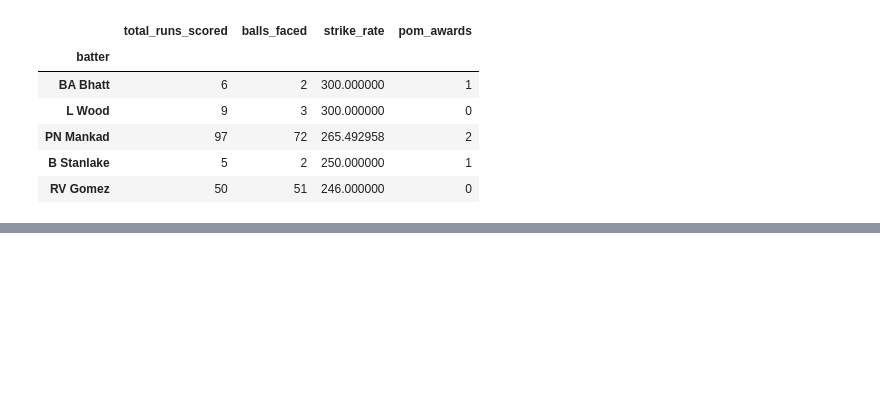
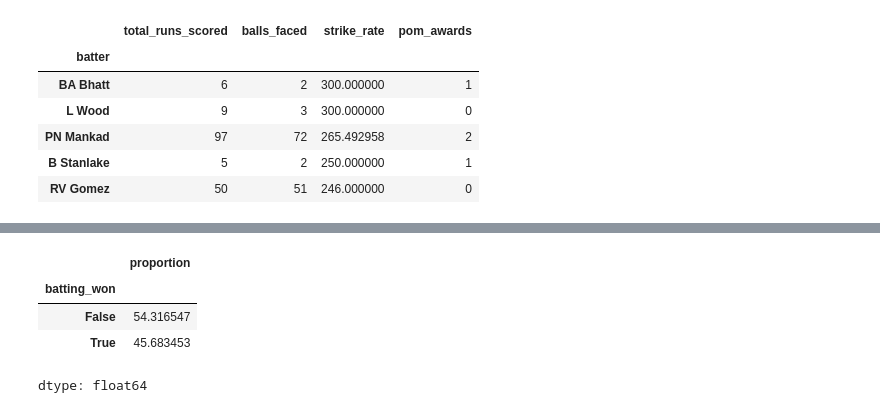
Before and after one commit to zish-s/IPL-EDA-Insights, a Jupyter notebook: IPL_data_analysis_and_insights.ipynb, the cells around one changed output, grey strips where cells are left out. Cells and saved outputs as stored; diff of their text form; code cells hidden in the pictures; blank space fills up the shorter version.

```diff
--- a/IPL_data_analysis_and_insights.ipynb
+++ b/IPL_data_analysis_and_insights.ipynb
@@ -344,0 +379,17 @@ toss_win.head(10).plot(kind='bar')
+# %%
+#do teams win more when batting first or bowling?
+
+matches_f['batting_team'] = matches_f.apply(
+    lambda x: x['toss_winner'] if x['toss_decision'] == 'bat' else (
+        x['team1'] if x['toss_winner'] != x['team1'] else x['team2']
+    ),
+    axis=1
+)
+matches_f['batting_won'] = matches_f['batting_team'] == matches_f['winner']
+matches_f['batting_won'].value_counts(normalize=True) * 100
+# %% [output]
+|  | proportion |
+| batting_won |  |
+| False | 54.316547 |
+| True | 45.683453 |
+dtype: float64
```
Also changed, not shown: parts of 12 cells of this notebook.
